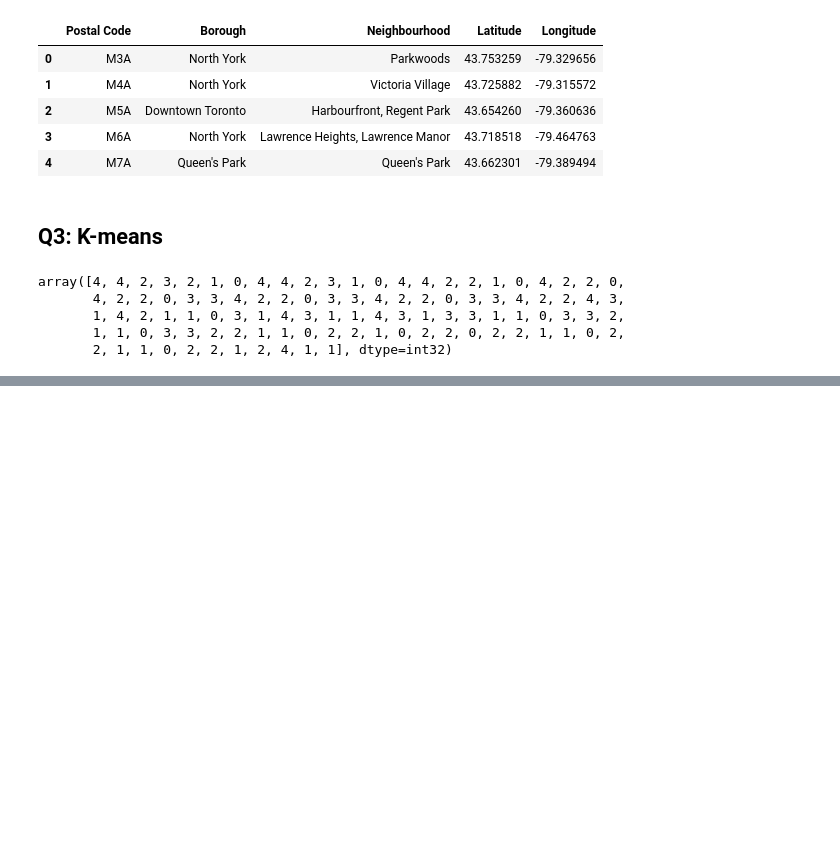
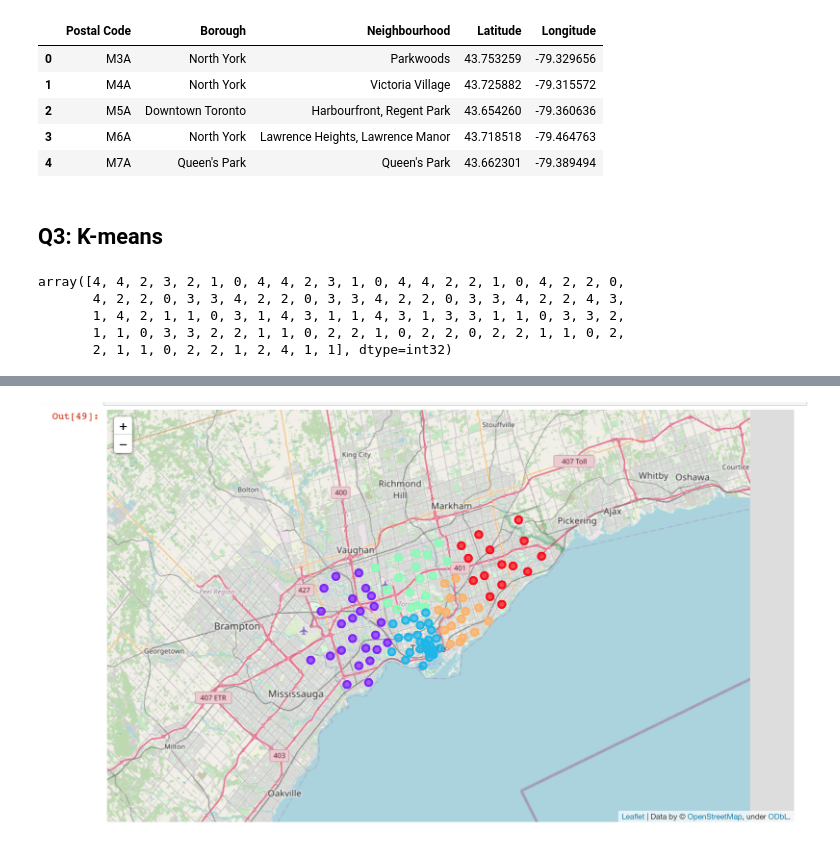
Before and after one commit to cindyxxyu/Capstone-Project, a Jupyter notebook: W3.1 - Segmenting and Clustering Neighborhoods in Toronto.ipynb, the cells around one changed output, grey strips where cells are left out. Cells and saved outputs as stored; diff of their text form; code cells hidden in the pictures; blank space fills up the shorter version.

```diff
--- a/W3.1 - Segmenting and Clustering Neighborhoods in Toronto.ipynb
+++ b/W3.1 - Segmenting and Clustering Neighborhoods in Toronto.ipynb
@@ -146,3 +146,9 @@ for lat, lon, neighbourhood, cluster in zip(df_toronto['Latitude'], df_toronto['
 map_clusters
 # %% [output]
 [interactive output not drawn]
+# %%
+# Taking screenshot from output above as Git cann't display folium output properly
+from IPython.display import Image
+Image(filename='~/Screenshot_Output49.png')
+# %% [output]
+[figure, added]
```
